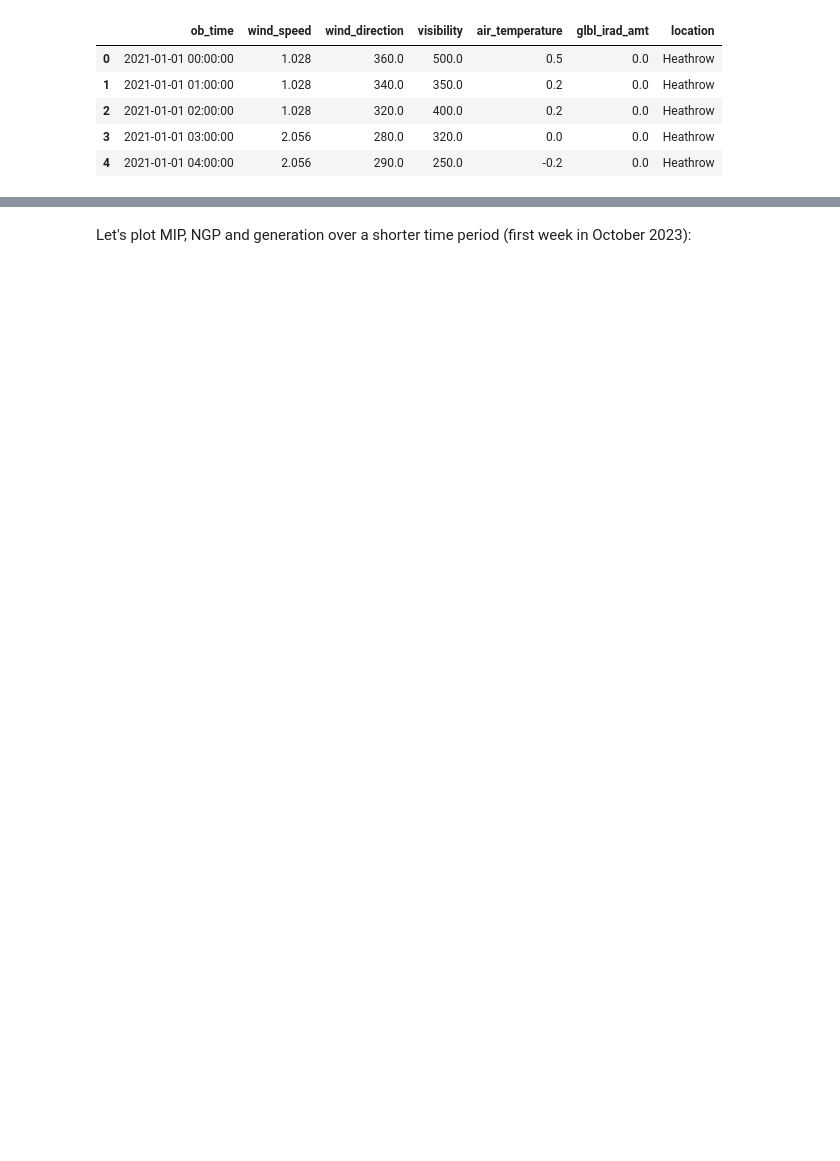
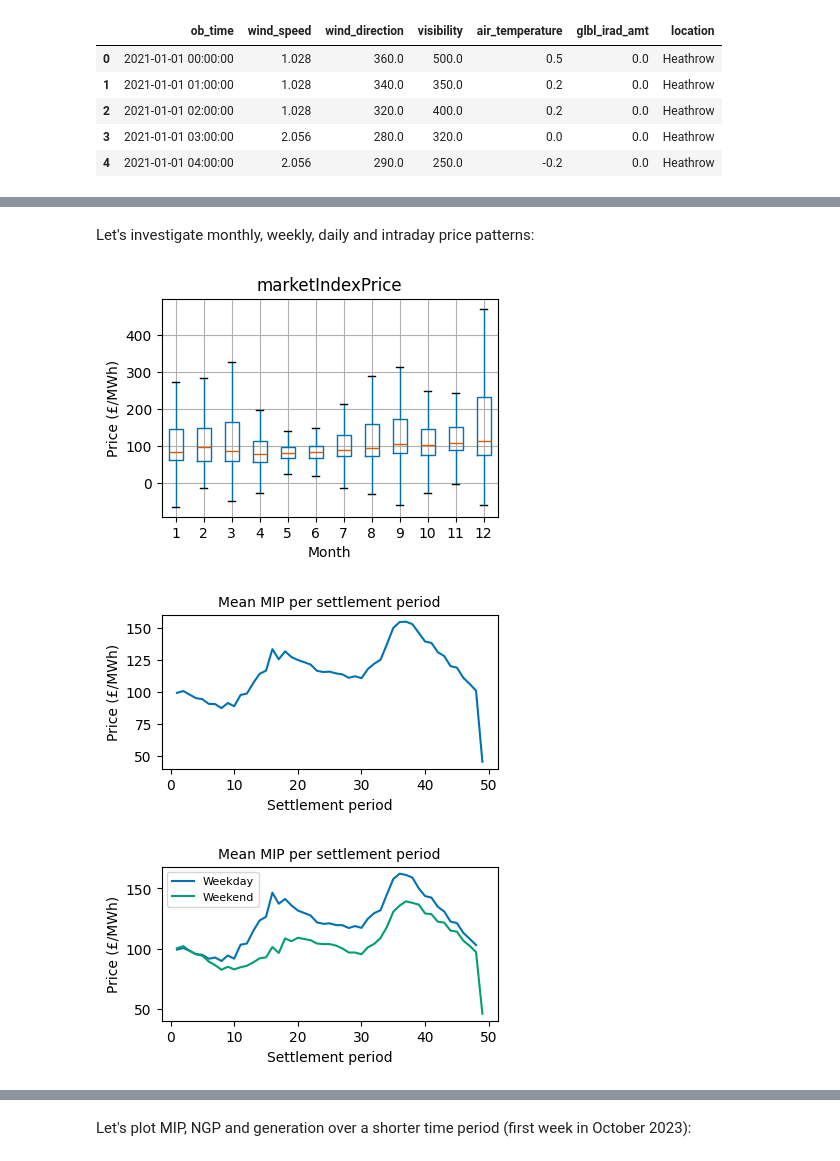
Before and after one commit to christianfenton/electricity_pricing, a Jupyter notebook: notebooks/exploratory_analysis.ipynb, the cells around one changed output, grey strips where cells are left out. Drawn from its saved outputs; the diff is of its cells as text; code cells hidden in the pictures; blank space fills up the shorter version.

```diff
--- a/notebooks/exploratory_analysis.ipynb
+++ b/notebooks/exploratory_analysis.ipynb
@@ -115,0 +106,38 @@ There are some anomalies in the generation data around (i) the end of 2022, (ii)
+# %% [markdown]
+Let's investigate monthly, weekly, daily and intraday price patterns:
+# %%
+# Box plot by month (not showing outlier points)
+fig, ax = plt.subplots(figsize=(4, 3), layout='constrained')
+df_electricity['month'] = df_electricity['settlementDate'].dt.month
+df_electricity.boxplot(column='marketIndexPrice', by='month', ax=ax, sym='')
+ax.set_xlabel('Month', fontsize=10)
+ax.set_ylabel('Price (£/MWh)', fontsize=10)
+fig.suptitle('')
+plt.show()
+
+# Average price by settlement period
+sp_avg = df_electricity.groupby(df_electricity['settlementPeriod'])['marketIndexPrice'].mean()
+fig, ax = plt.subplots(figsize=(16/4, 9/4), layout='constrained')
+ax.plot(sp_avg.index, sp_avg.values)
+ax.set_xlabel('Settlement period', fontsize=10)
+ax.set_ylabel('Price (£/MWh)', fontsize=10)
+ax.set_title('Mean MIP per settlement period', fontsize=10)
+plt.show()
+
+# Average price by weekday
+df_electricity['day_of_week'] = df_electricity['settlementDate'].dt.dayofweek
+df_electricity['is_weekend'] = df_electricity['day_of_week'] >= 5
+fig, ax = plt.subplots(figsize=(16/4, 9/4), layout='constrained')
+for weekend, group in df_electricity.groupby('is_weekend'):
+    hourly = group.groupby(group['settlementPeriod'])['marketIndexPrice'].mean()
+    label = 'Weekend' if weekend else 'Weekday'
+    ax.plot(hourly.index, hourly.values, label=label)
+ax.legend(loc='best', fontsize=8)
+ax.set_xlabel('Settlement period', fontsize=10)
+ax.set_ylabel('Price (£/MWh)', fontsize=10)
+ax.set_title('Mean MIP per settlement period', fontsize=10)
+plt.show()
+# %% [output]
+[figure, added]
+[figure, added]
+[figure, added]
```
Also changed, not shown: parts of 60 cells of this notebook, 1 other file.
